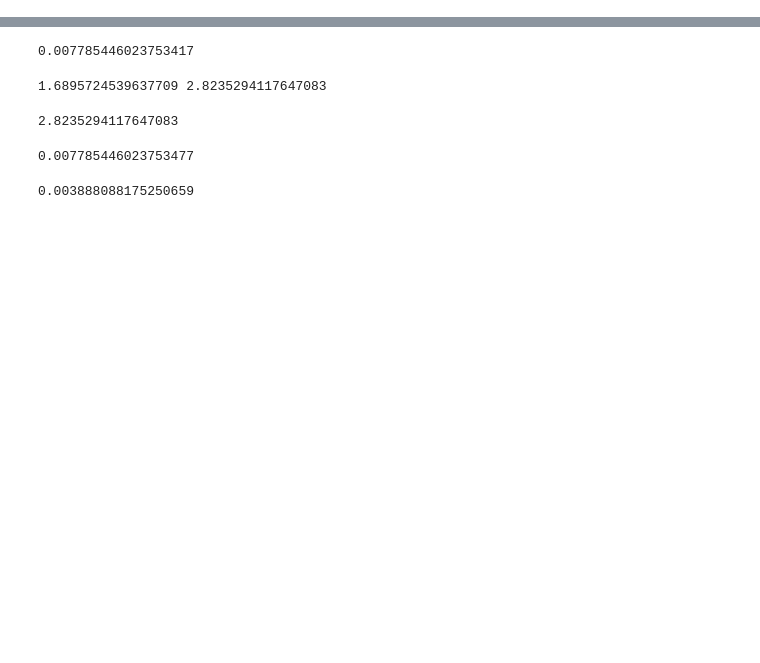
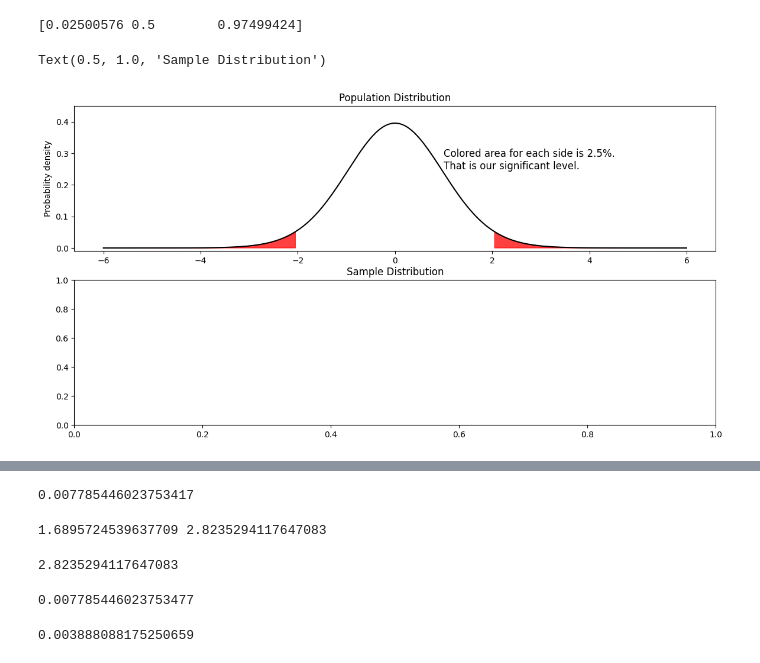
Before and after one commit to Arizonagong/Arizonagong.github.io, a Jupyter notebook: p_value.ipynb, the cells around one changed output, grey strips where cells are left out. Saved outputs shown, nothing was run; the diff lists cells and outputs as text; code cells hidden in the pictures; blank space fills up the shorter version.

```diff
--- a/p_value.ipynb
+++ b/p_value.ipynb
@@ -12,0 +71,41 @@ Thus, when your sample mean indicates the x-values extremely unlikely to happen
+# %%
+
+# General input
+df = 35
+
+# Pop. Dist Input
+fx = [-2.03, 0, 2.03]
+fy = st.t.pdf(fx, df)
+out1 = 1-st.t.cdf(t, df=df)
+out2 = st.t.cdf(fx, df=df)
+x = np.arange(-6, 6.01, 0.05)
+yy = st.t.pdf(x, df)
+
+print(out2)
+## General Setting for the Plot Grid
+fig, ax = plt.subplots(2, 1, figsize=(14, 7))
+#plt.title("Area under the curve for $j_i$")
+
+## Plot 1
+ax[0].plot(x, yy, color="black")
+ax[0].set_title("Population Distribution")
+ax[0].set_ylim(-0.01, 0.45)
+ax[0].set_ylabel("Probability density")
+ax[0].fill_between(
+    x=x,
+    y1=yy,
+    where=(x >= fx[2]) | (x <=fx[0]),
+    color="red",
+    alpha=0.75,
+)
+ax[0].text(
+    1,
+    0.25,
+    f"Colored area for each side is {round((1-out2[2])*100,1)}%. \nThat is our significant level.",
+    fontsize=12,
+)
+ax[1].set_title("Sample Distribution")
+# %% [output]
+[0.02500576 0.5        0.97499424]
+Text(0.5, 1.0, 'Sample Distribution')
+[figure, added]
```
Also changed, not shown: parts of 13 cells of this notebook, 9 other files.
